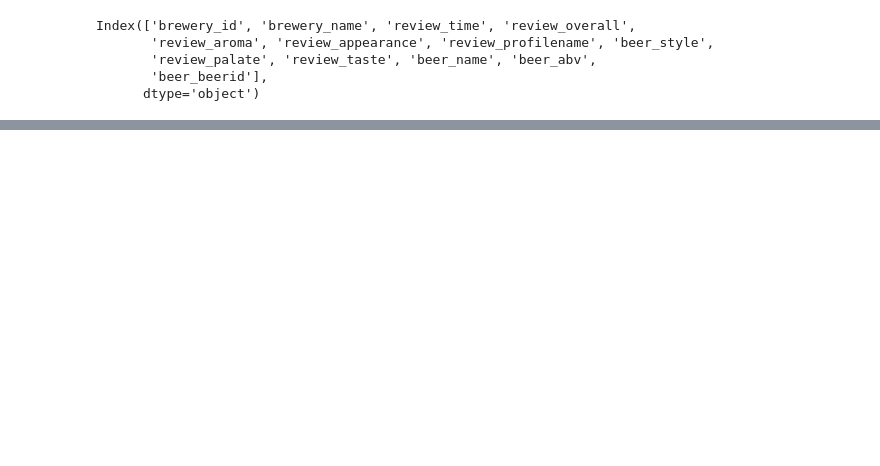
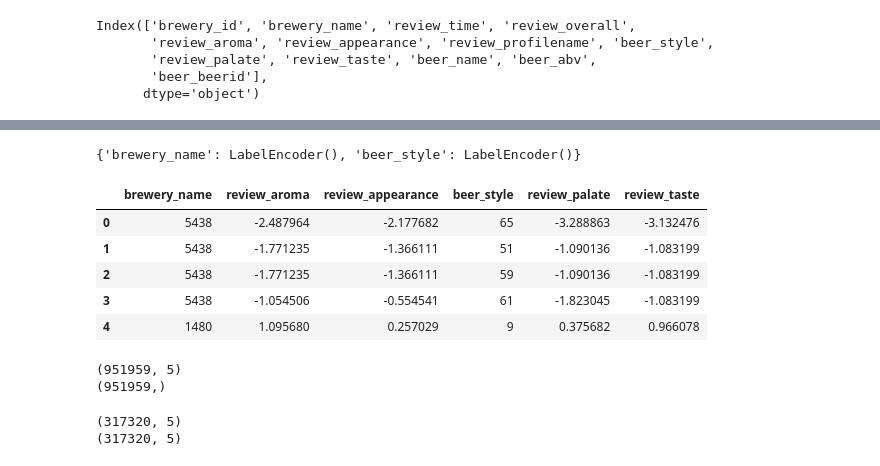
Before and after one commit to Reasmey/adsi_beer_app, a Jupyter notebook: notebooks/Data_cleaning.ipynb, the cells around one changed output, grey strips where cells are left out. Saved outputs shown, nothing was run; the diff lists cells and outputs as text; code cells hidden in the pictures; blank space fills up the shorter version.

```diff
--- a/notebooks/Data_cleaning.ipynb
+++ b/notebooks/Data_cleaning.ipynb
@@ -260,0 +295,7 @@ cat_cols = ['brewery_name','beer_name']
+# %%
+# fit transform cat variables -
+
+label_encoders = {}
+for cat_col in cat_cols:
+        label_encoders[cat_col] = LE
+        df_cleaned[cat_col] = label_encoders[cat_col].fit_transform(df_cleaned[cat_col])
@@ -260,0 +328,4 @@ cat_cols = ['brewery_name','beer_name']
+# %%
+label_encoders
+# %% [output]
+{'brewery_name': LabelEncoder(), 'beer_style': LabelEncoder()}
@@ -260,0 +352,19 @@ cat_cols = ['brewery_name','beer_name']
+# %%
+# Need to StandardScaler the numeric columns
+num_cols = ['review_aroma','review_appearance','review_palate','review_taste']
+# %%
+# instantiate scaler
+from sklearn.preprocessing import StandardScaler
+
+sc = StandardScaler()
+# %%
+df_cleaned[num_cols] = sc.fit_transform(df_cleaned[num_cols])
+# %%
+df_cleaned.head()
+# %% [output]
+|  | brewery_name | review_aroma | review_appearance | beer_style | review_palate | review_taste |
+| 0 | 5438 | -2.487964 | -2.177682 | 65 | -3.288863 | -3.132476 |
+| 1 | 5438 | -1.771235 | -1.366111 | 51 | -1.090136 | -1.083199 |
+| 2 | 5438 | -1.771235 | -1.366111 | 59 | -1.090136 | -1.083199 |
+| 3 | 5438 | -1.054506 | -0.554541 | 61 | -1.823045 | -1.083199 |
+| 4 | 1480 | 1.095680 | 0.257029 | 9 | 0.375682 | 0.966078 |
@@ -260,0 +375,12 @@ cat_cols = ['brewery_name','beer_name']
+# %%
+print(X_train.shape)
+print(y_train.shape)
+# %% [output]
+(951959, 5)
+(951959,)
+# %%
+print(X_val.shape)
+print(X_test.shape)
+# %% [output]
+(317320, 5)
+(317320, 5)
```
Also changed, not shown: parts of 38 cells of this notebook, 9 other files.
